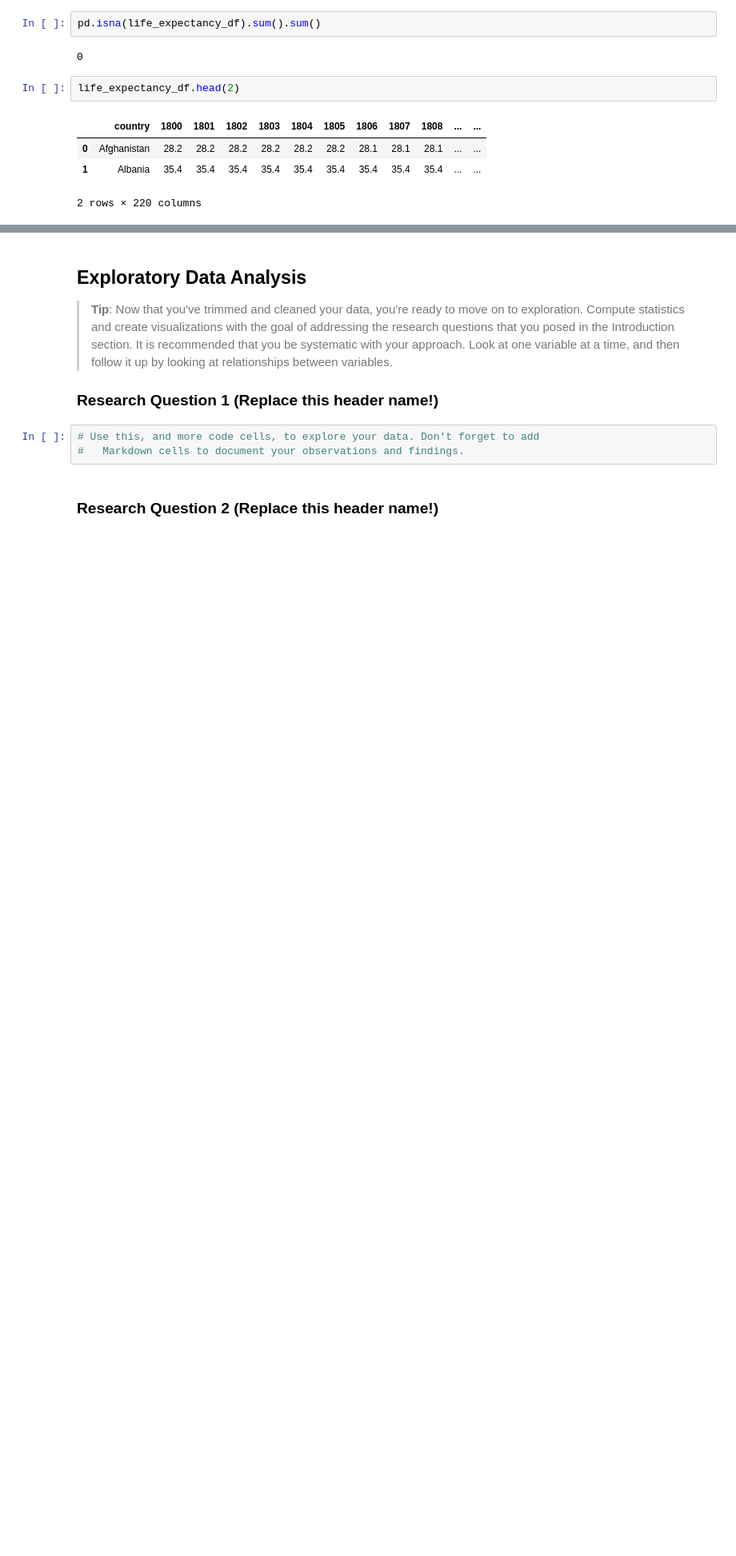
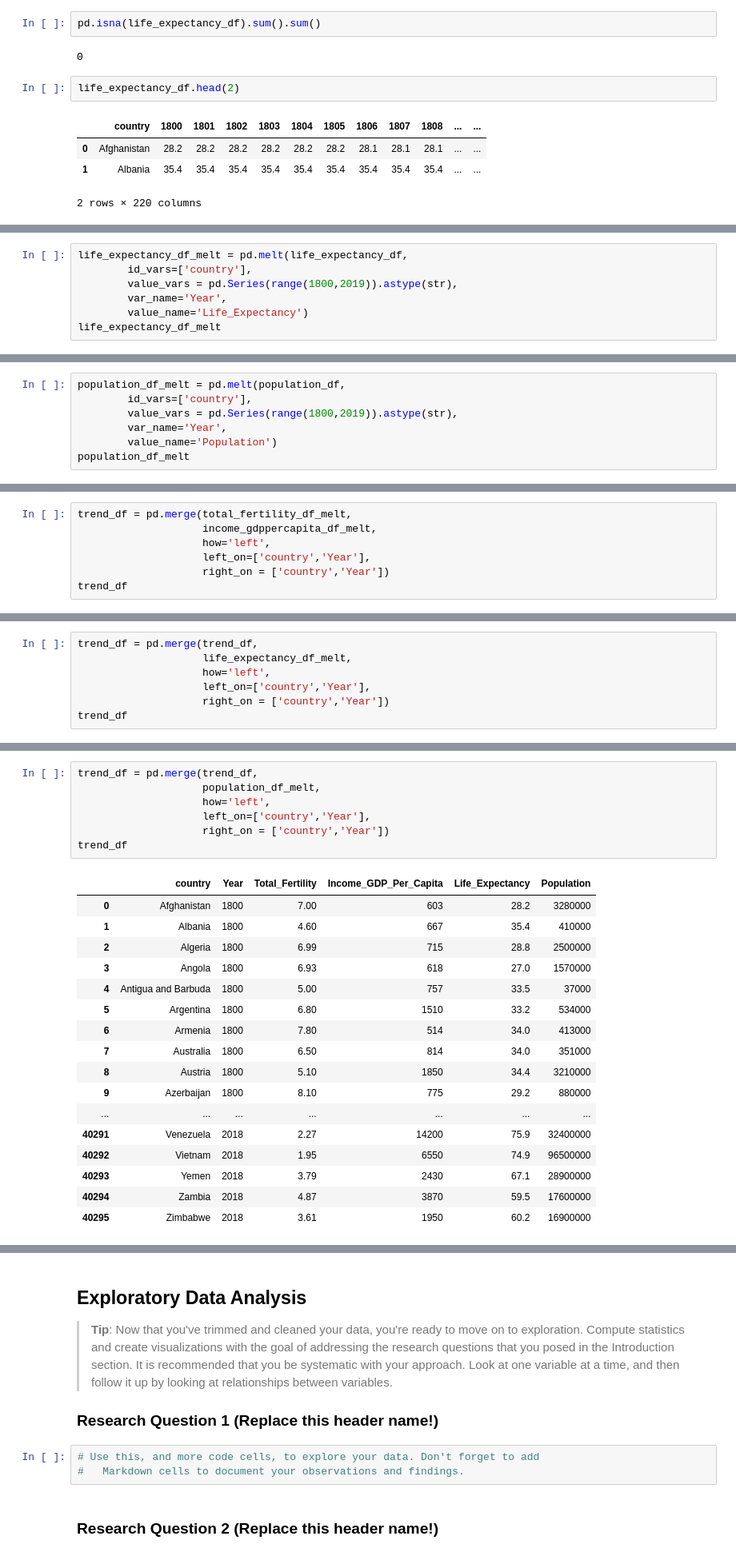
Before and after one commit to Rapter1990/Udacity-Data-Analyst-Nanodegree, a Jupyter notebook: P2_Investigate_A_Dataset/investigate-a-dataset-template.ipynb, the cells around one changed output, grey strips where cells are left out. Shown at 80% size. Drawn from its saved outputs; the diff is of its cells as text; blank space fills up the shorter version.

```diff
--- a/P2_Investigate_A_Dataset/investigate-a-dataset-template.ipynb
+++ b/P2_Investigate_A_Dataset/investigate-a-dataset-template.ipynb
@@ -414,0 +446,7 @@ total_fertility_df_melt
+# %%
+life_expectancy_df_melt = pd.melt(life_expectancy_df,
+        id_vars=['country'],
+        value_vars = pd.Series(range(1800,2019)).astype(str),
+        var_name='Year',
+        value_name='Life_Expectancy')
+life_expectancy_df_melt
@@ -414,0 +472,7 @@ total_fertility_df_melt
+# %%
+population_df_melt = pd.melt(population_df,
+        id_vars=['country'],
+        value_vars = pd.Series(range(1800,2019)).astype(str),
+        var_name='Year',
+        value_name='Population')
+population_df_melt
@@ -414,0 +590,7 @@ total_fertility_df_melt
+# %%
+trend_df = pd.merge(total_fertility_df_melt,
+                    income_gdppercapita_df_melt,
+                    how='left',
+                    left_on=['country','Year'],
+                    right_on = ['country','Year'])
+trend_df
@@ -414,0 +616,7 @@ total_fertility_df_melt
+# %%
+trend_df = pd.merge(trend_df,
+                    life_expectancy_df_melt,
+                    how='left',
+                    left_on=['country','Year'],
+                    right_on = ['country','Year'])
+trend_df
@@ -414,0 +642,25 @@ total_fertility_df_melt
+# %%
+trend_df = pd.merge(trend_df,
+                    population_df_melt,
+                    how='left',
+                    left_on=['country','Year'],
+                    right_on = ['country','Year'])
+trend_df
+# %% [output]
+|  | country | Year | Total_Fertility | Income_GDP_Per_Capita | Life_Expectancy | Population |
+| 0 | Afghanistan | 1800 | 7.00 | 603 | 28.2 | 3280000 |
+| 1 | Albania | 1800 | 4.60 | 667 | 35.4 | 410000 |
+| 2 | Algeria | 1800 | 6.99 | 715 | 28.8 | 2500000 |
+| 3 | Angola | 1800 | 6.93 | 618 | 27.0 | 1570000 |
+| 4 | Antigua and Barbuda | 1800 | 5.00 | 757 | 33.5 | 37000 |
+| 5 | Argentina | 1800 | 6.80 | 1510 | 33.2 | 534000 |
+| 6 | Armenia | 1800 | 7.80 | 514 | 34.0 | 413000 |
+| 7 | Australia | 1800 | 6.50 | 814 | 34.0 | 351000 |
+| 8 | Austria | 1800 | 5.10 | 1850 | 34.4 | 3210000 |
+| 9 | Azerbaijan | 1800 | 8.10 | 775 | 29.2 | 880000 |
+| ... | ... | ... | ... | ... | ... | ... |
+| 40291 | Venezuela | 2018 | 2.27 | 14200 | 75.9 | 32400000 |
+| 40292 | Vietnam | 2018 | 1.95 | 6550 | 74.9 | 96500000 |
+| 40293 | Yemen | 2018 | 3.79 | 2430 | 67.1 | 28900000 |
+| 40294 | Zambia | 2018 | 4.87 | 3870 | 59.5 | 17600000 |
+| 40295 | Zimbabwe | 2018 | 3.61 | 1950 | 60.2 | 16900000 |
```
Also changed, not shown: parts of 24 cells of this notebook, 1 other file.
